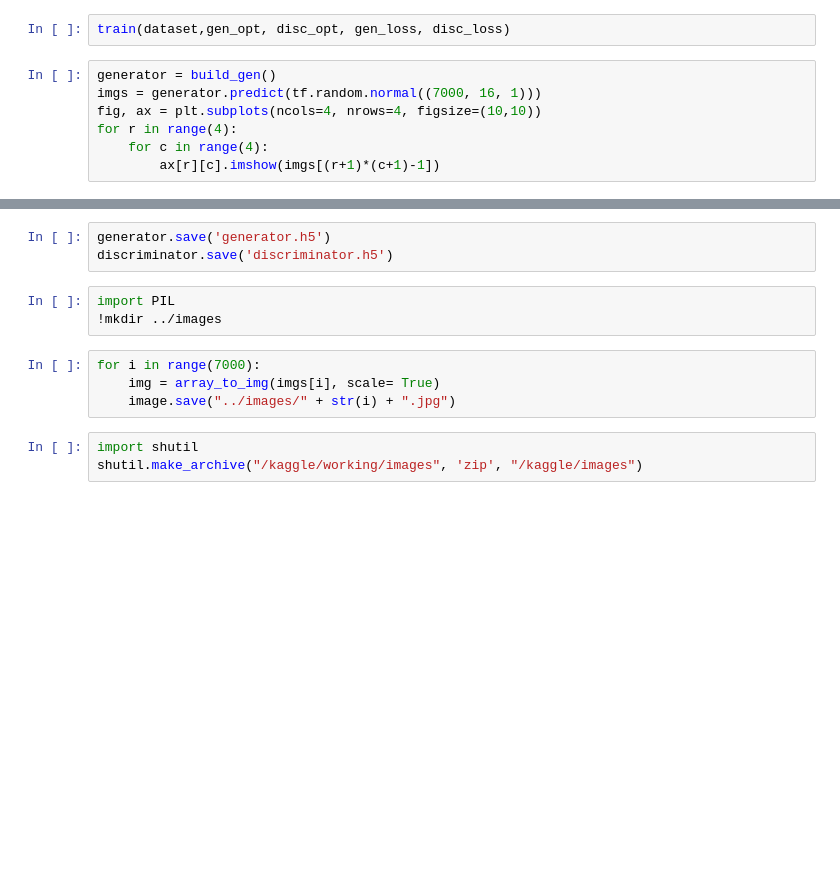
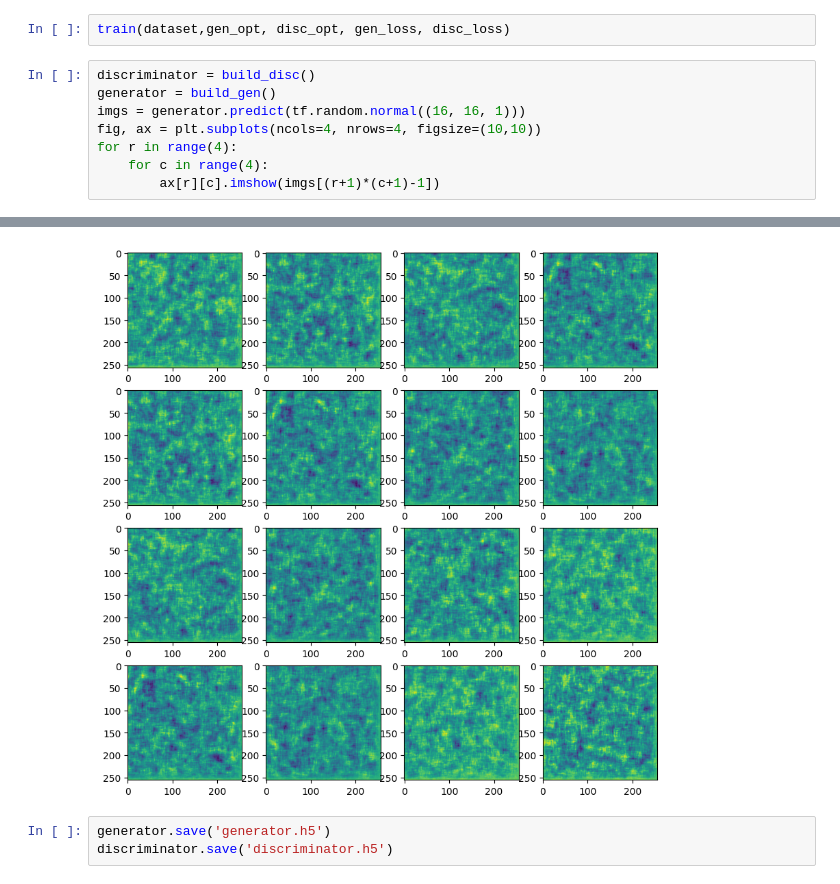
Before and after one commit to aamarnath1/DSCI478-Kaggle, a Jupyter notebook: flower-generator.ipynb, the cells around one changed output, grey strips where cells are left out. Cells and saved outputs as stored; diff of their text form; blank space fills up the shorter version.

Commit message:
Kaggle Notebook | flower_generator | Version 15

```diff
--- a/flower-generator.ipynb
+++ b/flower-generator.ipynb
@@ -220,9 +293,11 @@ def train(real, gen_opt, disc_opt, gen_loss, disc_loss):
 # %%
 train(dataset,gen_opt, disc_opt, gen_loss, disc_loss)
 # %%
+discriminator = build_disc()
 generator = build_gen()
-imgs = generator.predict(tf.random.normal((7000, 16, 1)))
+imgs = generator.predict(tf.random.normal((16, 16, 1)))
 fig, ax = plt.subplots(ncols=4, nrows=4, figsize=(10,10))
 for r in range(4):
     for c in range(4):
         ax[r][c].imshow(imgs[(r+1)*(c+1)-1])
+# %% [output]
@@ -229,13 +305,4 @@ for r in range(4):
+[figure, added]
 # %%
 generator.save('generator.h5')
 discriminator.save('discriminator.h5')
-# %%
-import PIL
-!mkdir ../images
-# %%
-for i in range(7000):
-    img = array_to_img(imgs[i], scale= True)
-    image.save("../images/" + str(i) + ".jpg")
-# %%
-import shutil
-shutil.make_archive("/kaggle/working/images", 'zip', "/kaggle/images")
```
Also changed, not shown: parts of 12 cells of this notebook.
